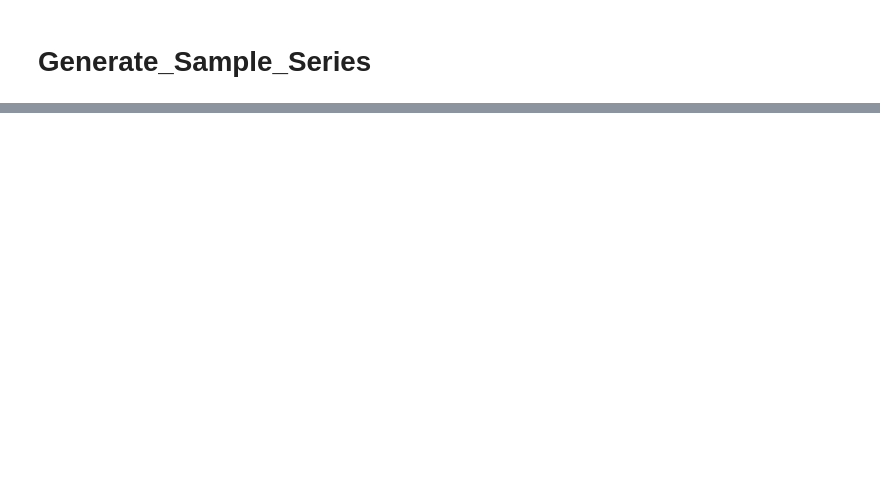
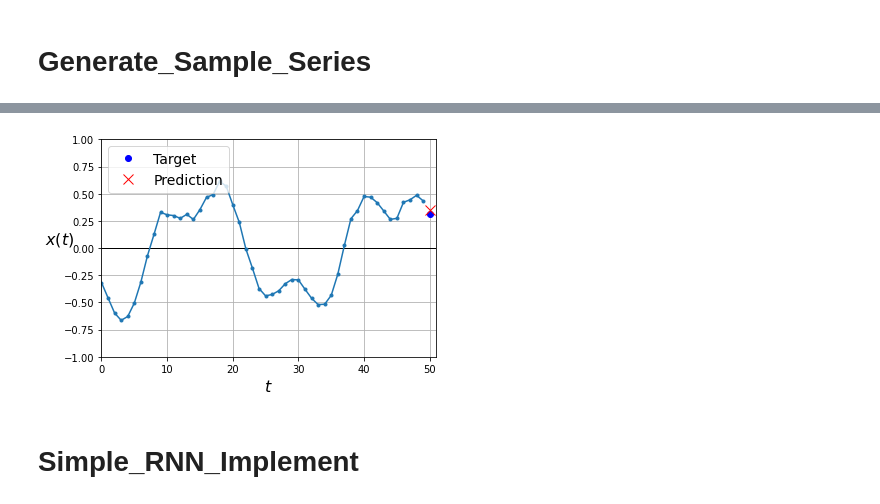
Before and after one commit to kimhwijin/HandsOnMachineLearing, a Jupyter notebook: Sequential_Using_CNN_RNN_15.ipynb, the cells around one changed output, grey strips where cells are left out. Cells and saved outputs as stored; diff of their text form; code cells hidden in the pictures; blank space fills up the shorter version.

Commit message:
Multiple_Forecasting

```diff
--- a/Sequential_Using_CNN_RNN_15.ipynb
+++ b/Sequential_Using_CNN_RNN_15.ipynb
@@ -55,0 +59,12 @@ plt.show()
+# %%
+#naive forecasting
+y_pred = X_valid[:, -1]
+print(np.mean(keras.losses.mean_squared_error(y_valid, y_pred)))
+
+#완전 연결 신경망
+model = keras.models.Sequential([
+    keras.layers.Flatten(input_shape=[50, 1]),
+    keras.layers.Dense(1)
+])
+model.compile(loss='mse', optimizer="adam")
+history = model.fit(X_train, y_train, epochs=20, validation_data=(X_valid, y_valid))
@@ -55,0 +89,9 @@ plt.show()
+# %%
+model.evaluate(X_test, y_test)
+y_pred = model.predict(X_valid)
+plot_series(X_valid[0, :, 0], y_valid[0, 0], y_pred[0, 0])
+plt.show()
+# %% [output]
+[figure, added]
+# %% [markdown]
+# Simple_RNN_Implement
```
Also changed, not shown: parts of 17 cells of this notebook.
